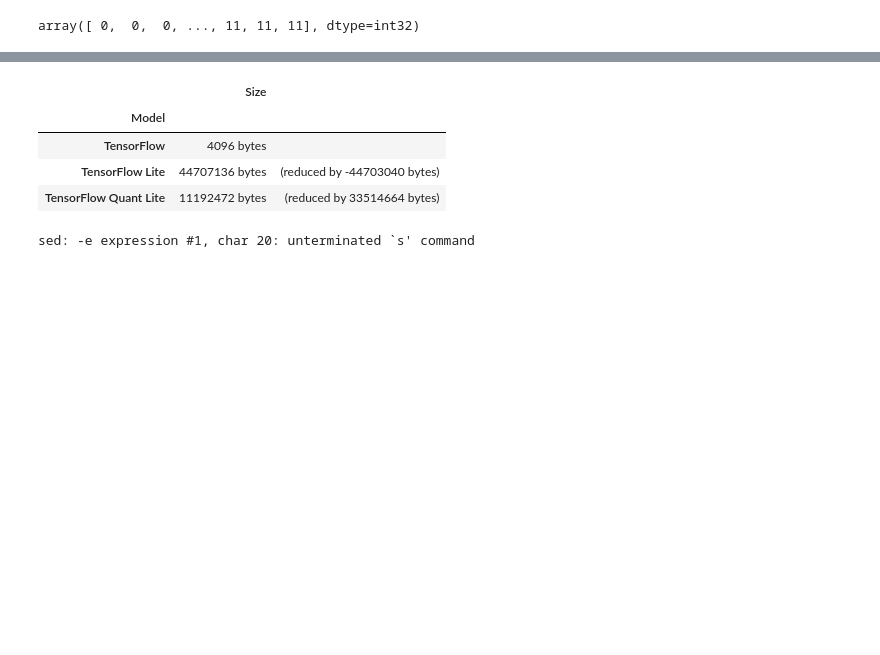
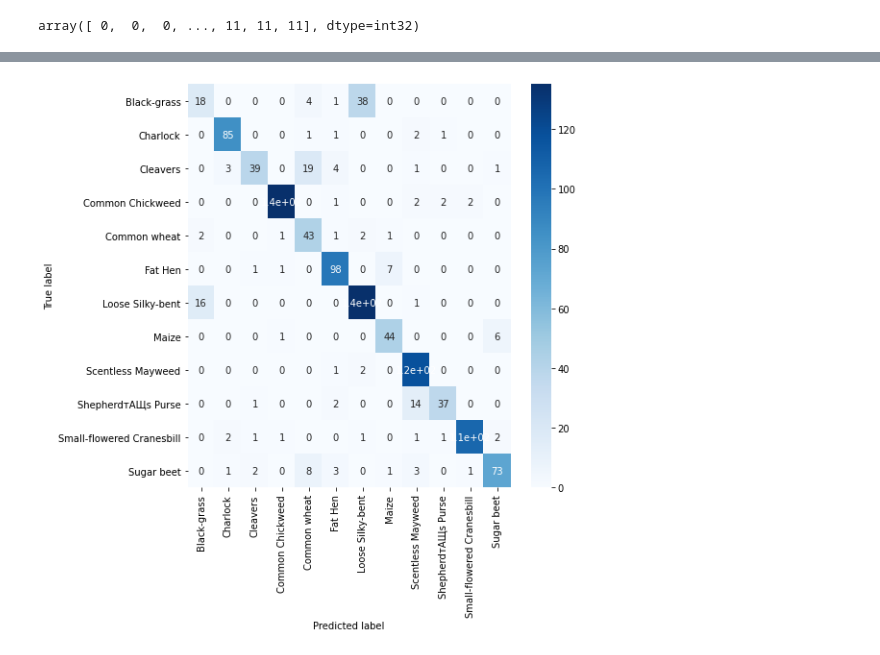
Before and after one commit to Sheepybloke2-0/CSE847-Project, a Jupyter notebook: Model_Training/tinyml_seedling_detect.ipynb, the cells around one changed output, grey strips where cells are left out. Drawn from its saved outputs; the diff is of its cells as text; code cells hidden in the pictures; blank space fills up the shorter version.

```diff
--- a/Model_Training/tinyml_seedling_detect.ipynb
+++ b/Model_Training/tinyml_seedling_detect.ipynb
@@ -284,22 +488,0 @@ Saved baseline model to: /tmp/tmpfhwpxpqa.h5
-# %%
-loaded_model = tf.keras.models.load_model(keras_file)
-
-# Finish pruning after 5 epochs
-pruning_epochs = 100
-end_step = np.ceil(4432 / BATCH_SIZE).astype(np.int32) * pruning_epochs
-
-# Define pruning configuration
-pruning_params = {
-      'pruning_schedule': tfmot.sparsity.keras.PolynomialDecay(initial_sparsity=0.50,
-                                                               final_sparsity=0.90,
-                                                               begin_step=0,
-                                                               end_step=end_step,
-                                                               frequency=100)
-}
-model_for_pruning = tfmot.sparsity.keras.prune_low_magnitude(loaded_model, **pruning_params)
-model_for_pruning.summary()
-
-# Recompile the model
-model_for_pruning.compile(loss=tf.keras.losses.categorical_crossentropy,
-              optimizer=tf.keras.optimizers.Adam(),
-              metrics=['accuracy'])
@@ -430,26 +488,0 @@ INFO:tensorflow:Assets written to: /tmp/tmpnxq5u5fi/assets
-# %%
-# Check the size of the model
-# Calculate size
-size_tf = os.path.getsize(FULL_MODEL)
-size_tflite = os.path.getsize(LITE_MODEL)
-size_quant = os.path.getsize(QUANT_MODEL)
-
-pd.DataFrame.from_records(
-    [["TensorFlow", f"{size_tf} bytes", ""],
-     ["TensorFlow Lite", f"{size_tflite} bytes ", f"(reduced by {size_tf - size_tflite} bytes)"],
-     ["TensorFlow Quant Lite", f"{size_quant} bytes ", f"(reduced by {size_tflite - size_quant} bytes)"]],
-     columns=["Model", "Size", ""], index="Model")
-# %% [output]
-|  | Size |  |
-| Model |  |  |
-| TensorFlow | 4096 bytes |  |
-| TensorFlow Lite | 44707136 bytes | (reduced by -44703040 bytes) |
-| TensorFlow Quant Lite | 11192472 bytes | (reduced by 33514664 bytes) |
-# %%
-# Convert to a C source file, i.e, a TensorFlow Lite for Microcontrollers model
-!xxd -i {QUANT_MODEL_ESC} > {MICRO_MODEL_ESC}
-# Update variable names
-REPLACE_TEXT = QUANT_MODEL.replace('/', '_').replace('.', '_')
-!sed -i 's/'{REPLACE_TEXT}'/g_model/g' {MICRO_MODEL}
-# %% [output]
-sed: -e expression #1, char 20: unterminated `s' command
@@ -457,0 +489,22 @@ sed: -e expression #1, char 20: unterminated `s' command
+# %%
+preds_mp = model_for_pruning.predict(testGenerator)
+preds_mp = np.argmax(preds_mp, axis=1)
+
+confusion_mat_mp = tf.math.confusion_matrix(labels=testGenerator.labels, predictions=preds_mp).numpy()
+con_mat_df_mp = pd.DataFrame(confusion_mat_mp)
+
+def confusion_matrix_plot(df):
+  figure = plt.figure(figsize=(8, 8))
+  sns.heatmap(df,
+              annot=True,
+              cmap=plt.cm.Blues,
+              xticklabels=class_names,
+              yticklabels=class_names)
+  plt.tight_layout()
+  plt.ylabel('True label')
+  plt.xlabel('Predicted label')
+  plt.show()
+
+confusion_matrix_plot(con_mat_df_mp)
+# %% [output]
+[figure, added]
```
Also changed, not shown: parts of 34 cells of this notebook.
